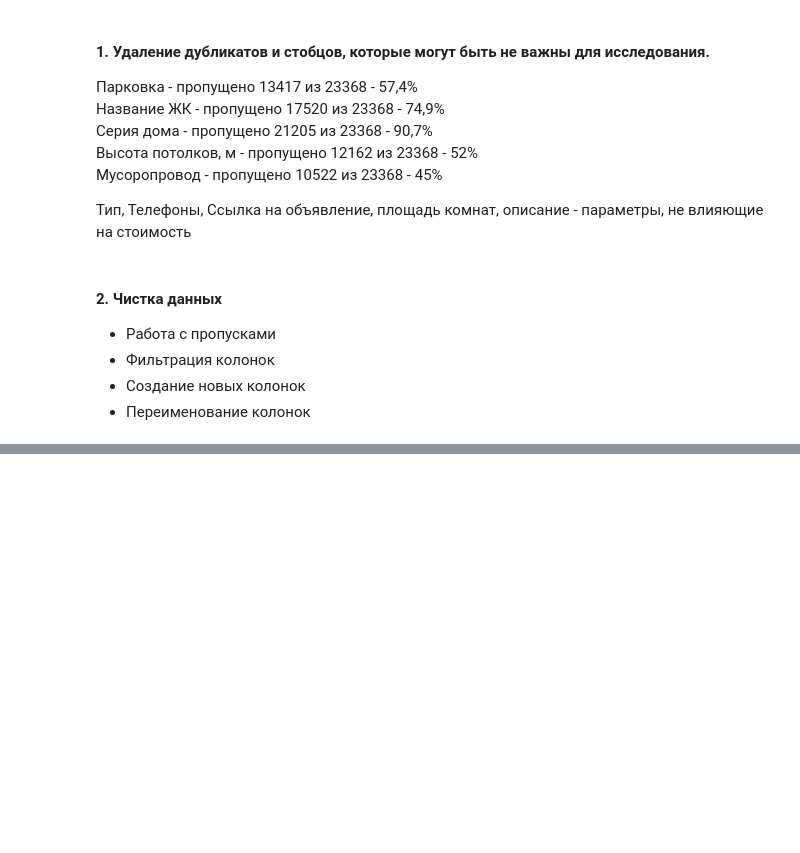
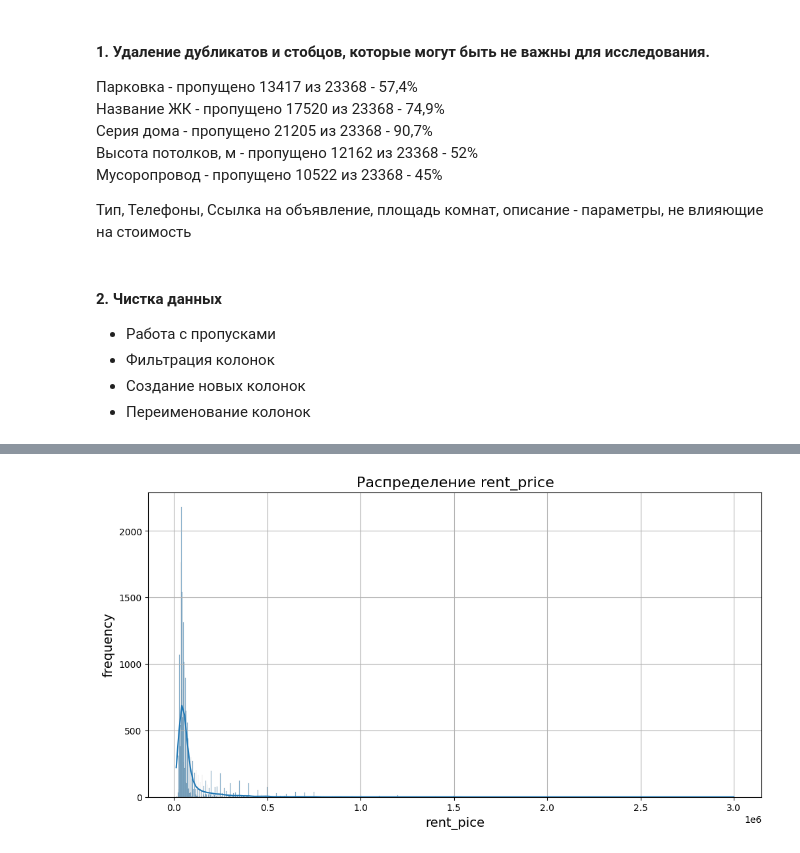
Before and after one commit to PolyakovK/rental-cost-estimate, a Jupyter notebook: notebooks/preprocessing.ipynb, the cells around one changed output, grey strips where cells are left out. Saved outputs shown, nothing was run; the diff lists cells and outputs as text; code cells hidden in the pictures; blank space fills up the shorter version.

```diff
--- a/notebooks/preprocessing.ipynb
+++ b/notebooks/preprocessing.ipynb
@@ -208,2 +634,12 @@ df.rename(columns={'Дополнительно': 'additionally'}, inplace=True)
+# %%
+plt.figure(figsize=(12, 6))
+sns.histplot(df['rent_price'], kde=True)
+plt.title('Распределение rent_price', fontsize=16)
+plt.xlabel('rent_pice', fontsize=14)
+plt.ylabel('frequency', fontsize=14)
+plt.grid(True)
+plt.show()
+# %% [output]
+[figure, added]
 # %%
 df.to_csv('data.csv')
```
Also changed, not shown: parts of 22 cells of this notebook, 12 other files.
